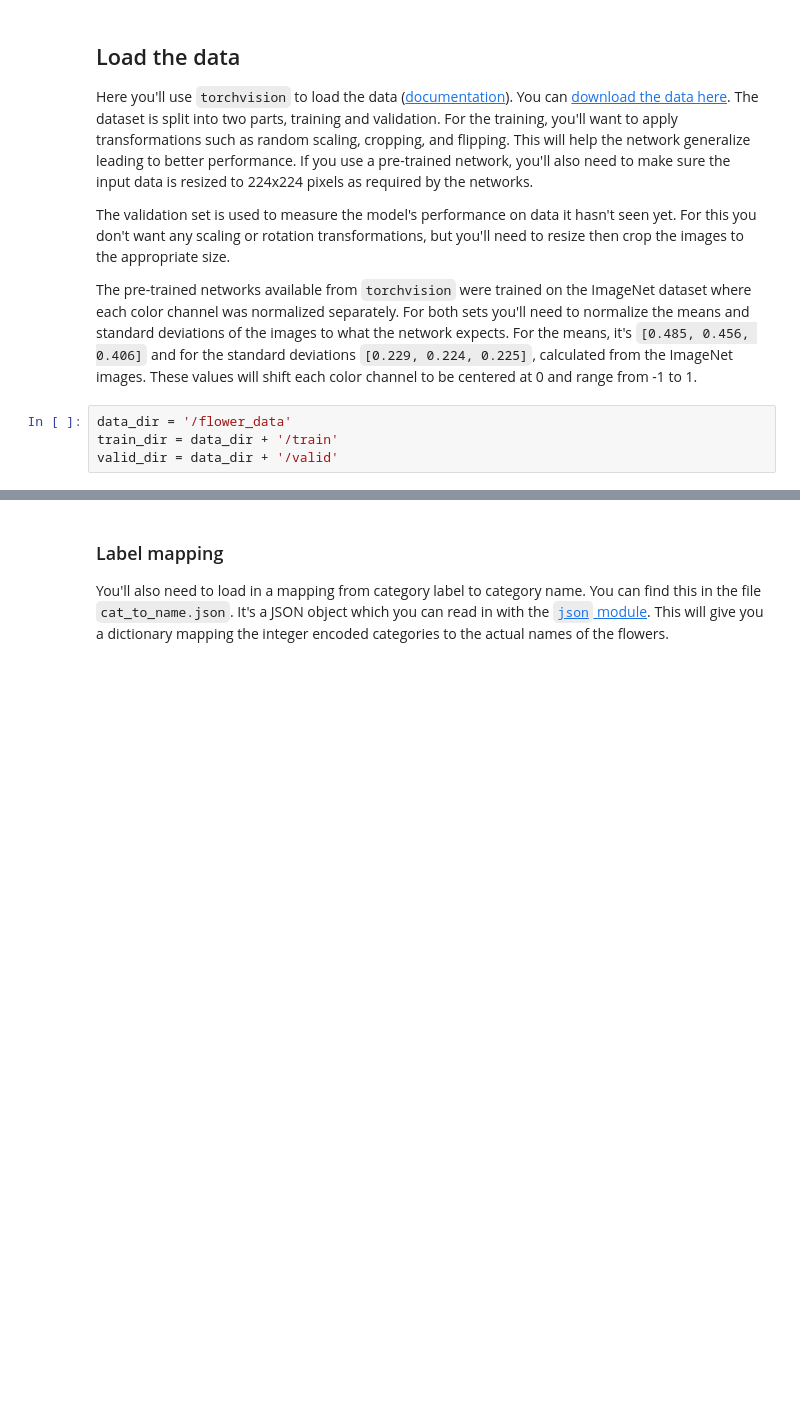
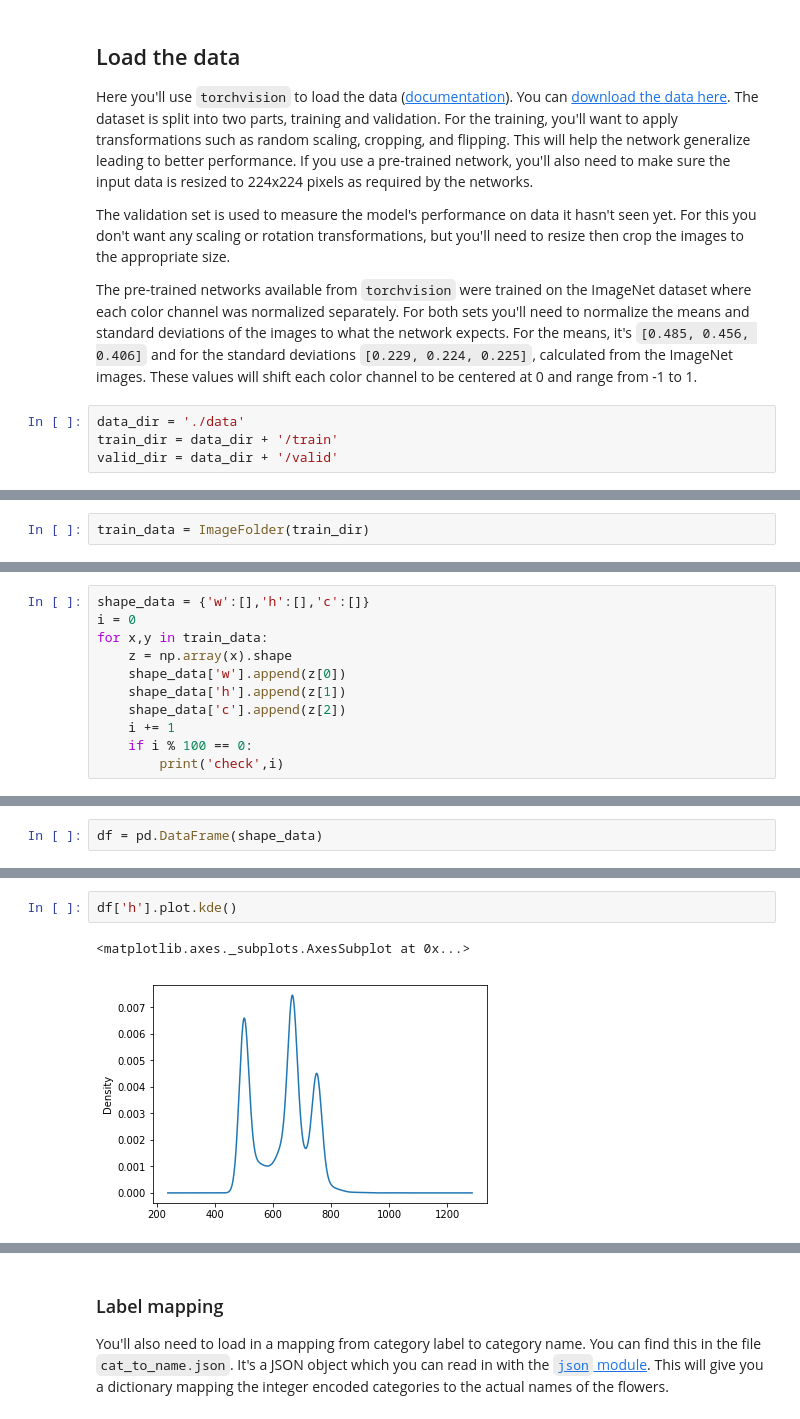
Before and after one commit to SamuelCahyawijaya/pytorch_challenge, a Jupyter notebook: Image Classifier Project.ipynb, the cells around one changed output, grey strips where cells are left out. Cells and saved outputs as stored; diff of their text form; blank space fills up the shorter version.

```diff
--- a/Image Classifier Project.ipynb
+++ b/Image Classifier Project.ipynb
@@ -36,6 +42,6 @@ The validation set is used to measure the model's performance on data it hasn't
 
 The pre-trained networks available from `torchvision` were trained on the ImageNet dataset where each color channel was normalized separately. For both sets you'll need to normalize the means and standard deviations of the images to what the network expects. For the means, it's `[0.485, 0.456, 0.406]` and for the standard deviations `[0.229, 0.224, 0.225]`, calculated from the ImageNet images.  These values will shift each color channel to be centered at 0 and range from -1 to 1.
 # %%
-data_dir = '/flower_data'
+data_dir = './data'
 train_dir = data_dir + '/train'
 valid_dir = data_dir + '/valid'
@@ -41,0 +50,2 @@ valid_dir = data_dir + '/valid'
+# %%
+train_data = ImageFolder(train_dir)
@@ -41,0 +56,11 @@ valid_dir = data_dir + '/valid'
+# %%
+shape_data = {'w':[],'h':[],'c':[]}
+i = 0
+for x,y in train_data:
+    z = np.array(x).shape
+    shape_data['w'].append(z[0])
+    shape_data['h'].append(z[1])
+    shape_data['c'].append(z[2])
+    i += 1
+    if i % 100 == 0:
+        print('check',i)
@@ -41,0 +85,2 @@ valid_dir = data_dir + '/valid'
+# %%
+df = pd.DataFrame(shape_data)
@@ -41,0 +100,5 @@ valid_dir = data_dir + '/valid'
+# %%
+df['h'].plot.kde()
+# %% [output]
+<matplotlib.axes._subplots.AxesSubplot at 0x...>
+[figure, added]
```
Also changed, not shown: parts of 9 cells of this notebook.
